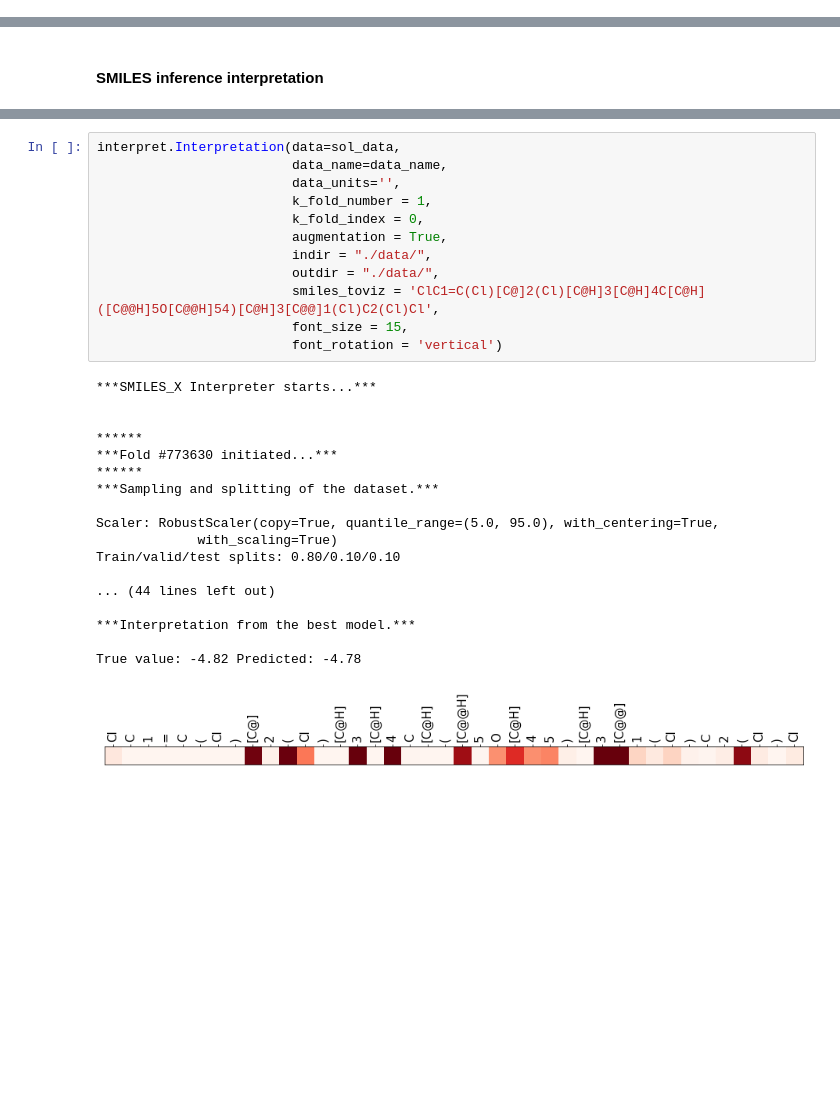
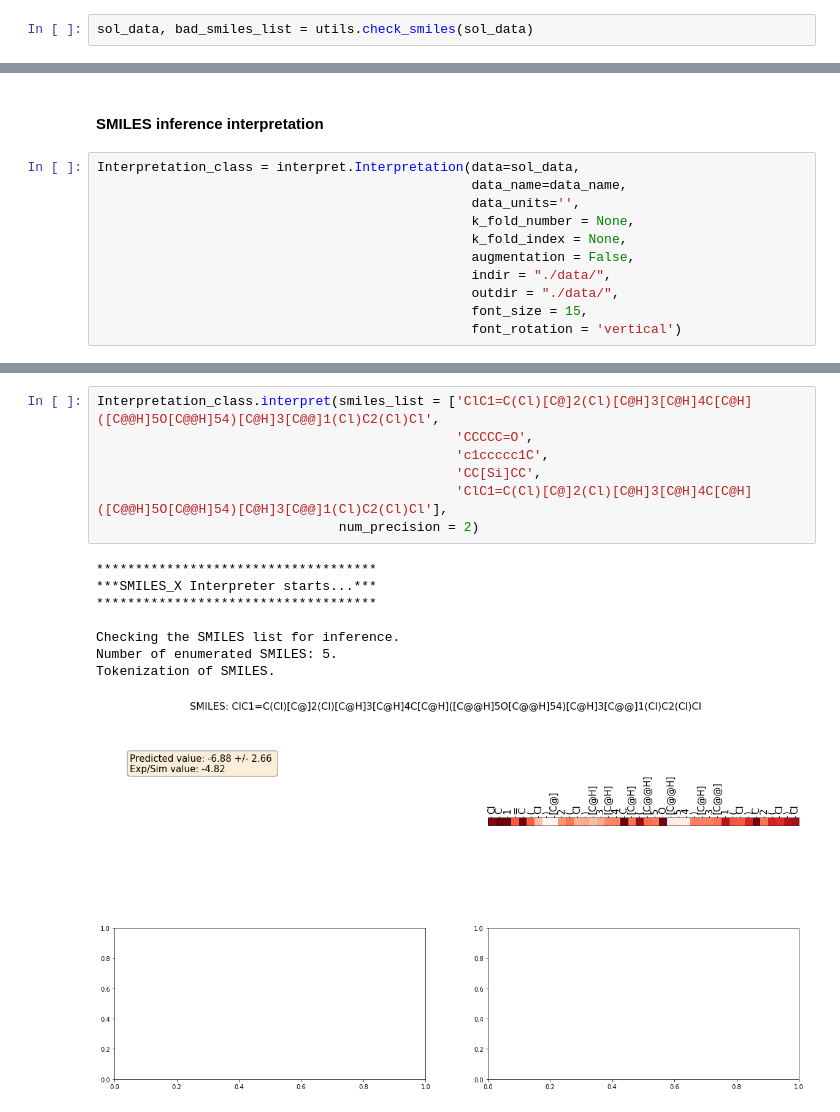
Before and after one commit to GLambard/SMILES-X, a Jupyter notebook: SMILESX_Visualization_github.ipynb, the cells around one changed output, grey strips where cells are left out. Cells and saved outputs as stored; diff of their text form; blank space fills up the shorter version.

Commit message:
Interpretation class

```diff
--- a/SMILESX_Visualization_github.ipynb
+++ b/SMILESX_Visualization_github.ipynb
@@ -53,0 +56,2 @@ sol_data.shape
+# %%
+sol_data, bad_smiles_list = utils.check_smiles(sol_data)
@@ -106,3 +120,14 @@ Tokenization of provided SMILES.
 **********************************************************
 # %% [markdown]
 #### SMILES inference interpretation
+# %%
+Interpretation_class = interpret.Interpretation(data=sol_data,
+                                                data_name=data_name,
+                                                data_units='',
+                                                k_fold_number = None,
+                                                k_fold_index = None,
+                                                augmentation = False,
+                                                indir = "./data/",
+                                                outdir = "./data/",
+                                                font_size = 15,
+                                                font_rotation = 'vertical')
@@ -109,31 +145,16 @@ Tokenization of provided SMILES.
 # %%
-interpret.Interpretation(data=sol_data,
-                         data_name=data_name,
-                         data_units='',
-                         k_fold_number = 1,
-                         k_fold_index = 0,
-                         augmentation = True,
-                         indir = "./data/",
-                         outdir = "./data/",
-                         smiles_toviz = 'ClC1=C(Cl)[C@]2(Cl)[C@H]3[C@H]4C[C@H]([C@@H]5O[C@@H]54)[C@H]3[C@@]1(Cl)C2(Cl)Cl',
-                         font_size = 15,
-                         font_rotation = 'vertical')
+Interpretation_class.interpret(smiles_list = ['ClC1=C(Cl)[C@]2(Cl)[C@H]3[C@H]4C[C@H]([C@@H]5O[C@@H]54)[C@H]3[C@@]1(Cl)C2(Cl)Cl',
+                                              'CCCCC=O',
+                                              'c1ccccc1C',
+                                              'CC[Si]CC',
+                                              'ClC1=C(Cl)[C@]2(Cl)[C@H]3[C@H]4C[C@H]([C@@H]5O[C@@H]54)[C@H]3[C@@]1(Cl)C2(Cl)Cl'],
+                               num_precision = 2)
 # %% [output]
+************************************
 ***SMILES_X Interpreter starts...***
+************************************
 
-
-******
-***Fold #773630 initiated...***
-******
-***Sampling and splitting of the dataset.***
-
-Scaler: RobustScaler(copy=True, quantile_range=(5.0, 95.0), with_centering=True,
-             with_scaling=True)
-Train/valid/test splits: 0.80/0.10/0.10
-
-... (44 lines left out)
-
-***Interpretation from the best model.***
-
-True value: -4.82 Predicted: -4.78
+Checking the SMILES list for inference.
+Number of enumerated SMILES: 5.
+Tokenization of SMILES.
-[figure, old version]
+[figure, new version]
```
Also changed, not shown: parts of 7 cells of this notebook, 5 other files.
